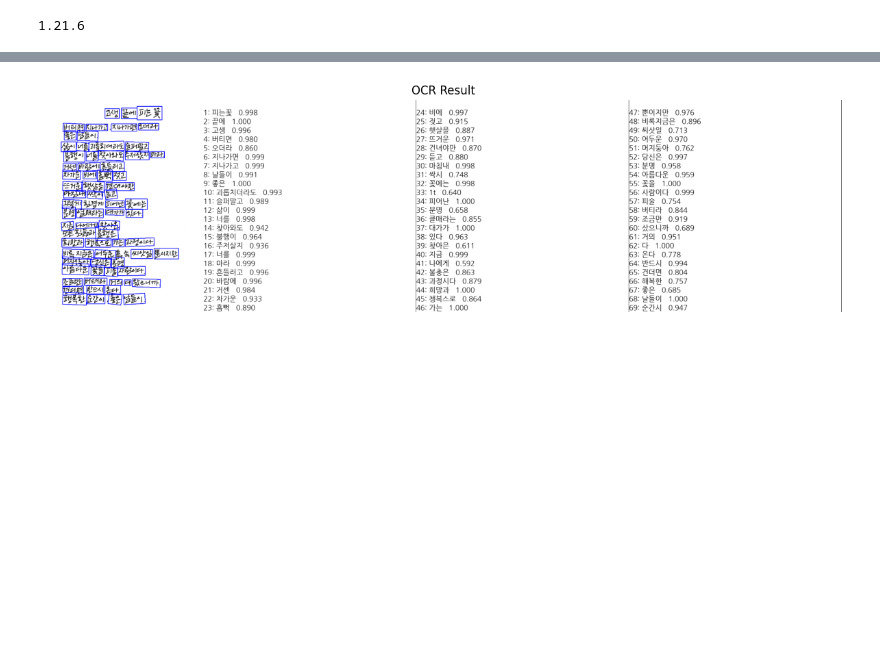
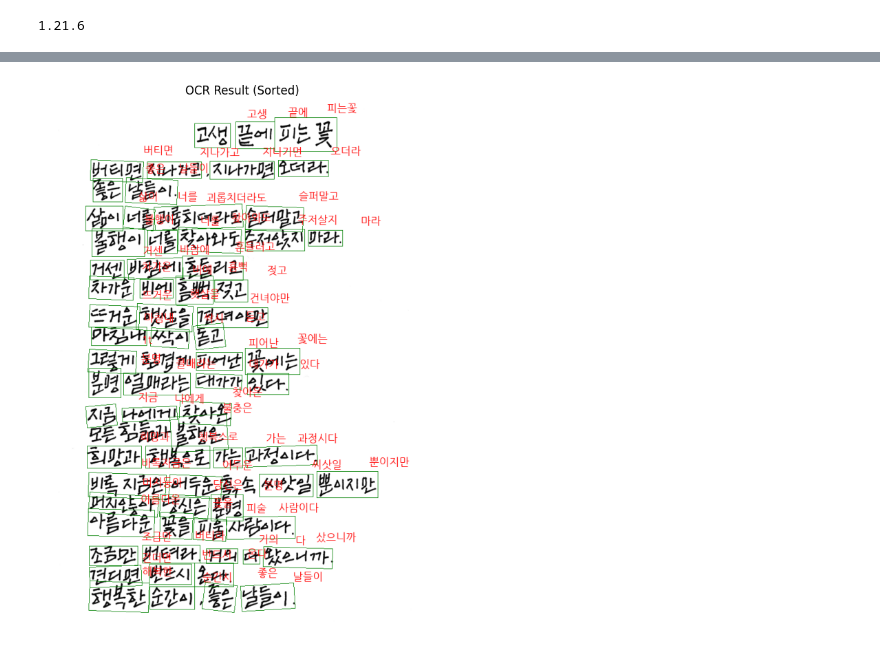
Before and after one commit to hubjh/docker_test_envs, a Jupyter notebook: ocr/paddle_ocr/workspace/paddle_ocr_test.ipynb, the cells around one changed output, grey strips where cells are left out. Saved outputs shown, nothing was run; the diff lists cells and outputs as text; code cells hidden in the pictures; blank space fills up the shorter version.

```diff
--- a/ocr/paddle_ocr/workspace/paddle_ocr_test.ipynb
+++ b/ocr/paddle_ocr/workspace/paddle_ocr_test.ipynb
@@ -55,0 +139,20 @@ plt.show()
+# %%
+one_result = result[0][0]
+print(one_result)
+text = one_result[1][0]
+probability = one_result[1][1]
+bounding_box = one_result[0]
+bottom_left = bounding_box[0]
+bottom_right = bounding_box[1]
+top_right = bounding_box[2]
+top_left = bounding_box[3]
+
+print(text)
+print(probability)
+
+
+print(bounding_box)
+print(top_left)
+print(top_right)
+print(bottom_right)
+print(bottom_left)
@@ -56,10 +168,16 @@ plt.show()
 # %%
-from paddleocr import PaddleOCR, draw_ocr
+import paddleocr
+import numpy as np
+from matplotlib import pyplot as plt
 import cv2
-from matplotlib import pyplot as plt
+from PIL import Image, ImageDraw, ImageFont
 
 # PaddleOCR 모델 초기화 (CPU 모드)
-ocr = PaddleOCR(use_angle_cls=True, lang='korean', use_gpu=False)
+ocr = paddleocr.PaddleOCR(use_angle_cls=True,
+                          lang='korean',
+                          det_model_dir='/root/.paddleocr/whl/det/ml/Multilingual_PP-OCRv3_det_infer',
+                          rec_model_dir='/root/.paddleocr/whl/rec/korean/korean_PP-OCRv4_rec_infer',
+                          use_gpu=False)
 
 # 이미지 파일 경로
 image_path = 'ts_png.png'
@@ -69,8 +187,7 @@ result = ocr.ocr(image_path, cls=True)
 
 # 결과를 y좌표와 x좌표 기준으로 정렬하는 함수
 def sort_by_coordinates(result):
-    # y 좌표를 기준으로 정렬하되, 같은 y 좌표일 때는 x 좌표 기준으로 정렬
-    return sorted(result, key=lambda x: (min(p[1] for p in x[0]), min(p[0] for p in x[0])))
+    return sorted(result, key=lambda x: (np.mean([p[1] for p in x[0]]), min(p[0] for p in x[0])))
 
 # 결과 정렬
 sorted_result = sort_by_coordinates(result[0])
@@ -80,23 +197,24 @@ for line in sorted_result:
     print(line)
 
 # 결과 시각화
-image = cv2.imread(image_path)
-boxes = [res[0] for res in sorted_result]
-txts = [res[1][0] for res in sorted_result]
-scores = [res[1][1] for res in sorted_result]
+image = Image.open(image_path).convert("RGB")
+draw = ImageDraw.Draw(image)
 
-# 이미지에 OCR 결과 그리기
-image = draw_ocr(image, boxes, txts, scores, font_path='NanumGothic.ttf')
+# 한글 폰트를 사용하여 텍스트 표시 (예: 'NanumGothic.ttf' 폰트를 사용하는 경우)
+font_path = 'NanumGothic.ttf'
+font = ImageFont.truetype(font_path, 20)
 
-# 결과 이미지 표시
-plt.figure(figsize=(15, 15))  # 여기서 figsize를 조정하여 이미지 크기를 변경합니다
-plt.imshow(cv2.cvtColor(image, cv2.COLOR_BGR2RGB))
-plt.title('OCR Result')
+# 텍스트 박스 및 인식 결과 표시
+for line in sorted_result:
+    box = line[0]
+    text = line[1][0]
+    draw.polygon([tuple(p) for p in box], outline="green")
+    draw.text((box[0][0] + 100, box[0][1] -30), text, font=font, fill="red")
+
+# 이미지 표시
+plt.figure(figsize=(10, 10))
+plt.imshow(np.array(image))
+plt.title('OCR Result (Sorted)')
 plt.axis('off')
-
-# 결과 이미지 저장
-output_image_path = 'ocr_result.png'
-plt.savefig(output_image_path, bbox_inches='tight')
-
 plt.show()
 # %% [output]
@@ -119,2 +237,2 @@ plt.show()
 [[[199.0, 924.0], [284.0, 924.0], [284.0, 967.0], [199.0, 967.0]], ('순간시', 0.9474166035652161)]
-[figure, old version]
+[figure, new version]
```
Also changed, not shown: parts of 4 cells of this notebook, 3 other files.
